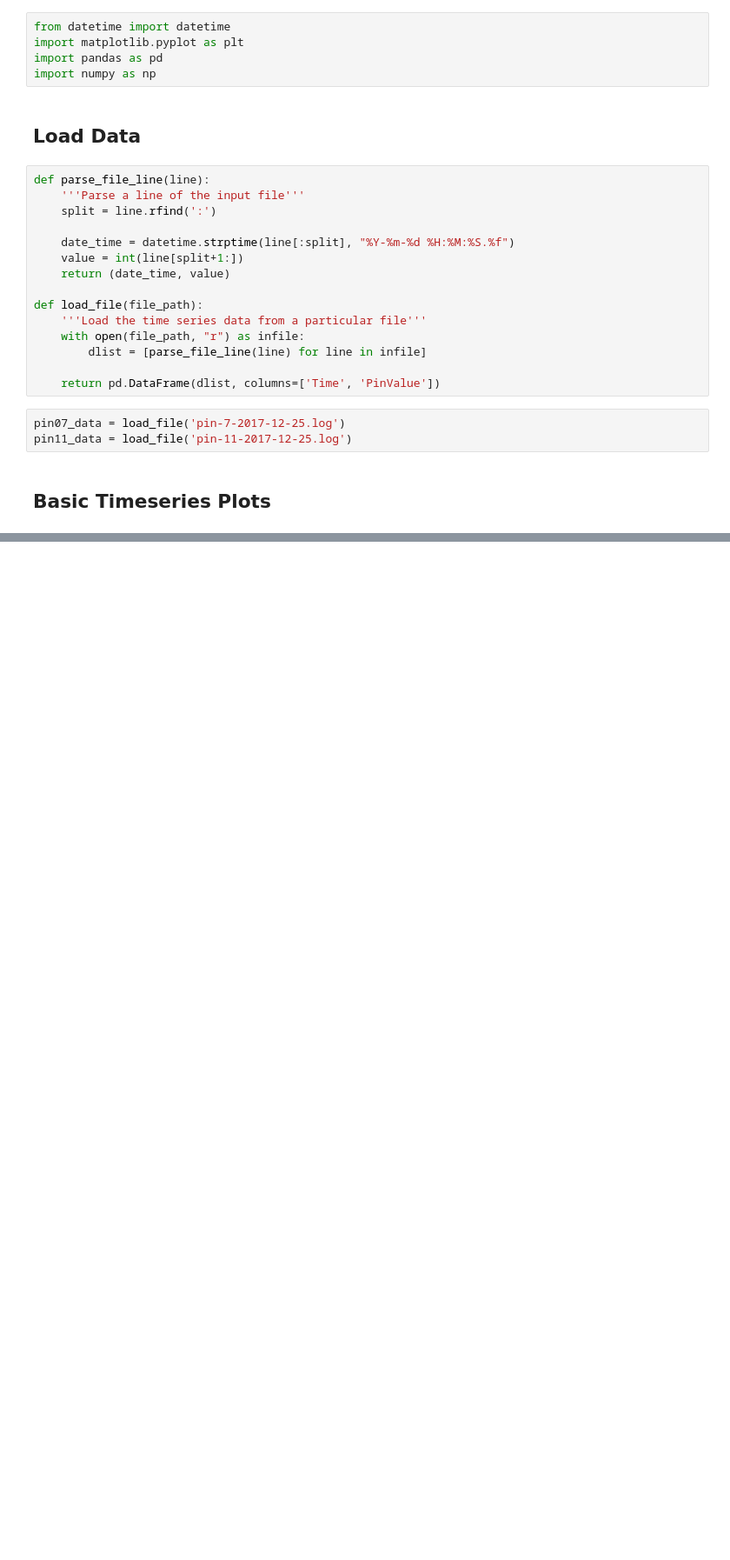
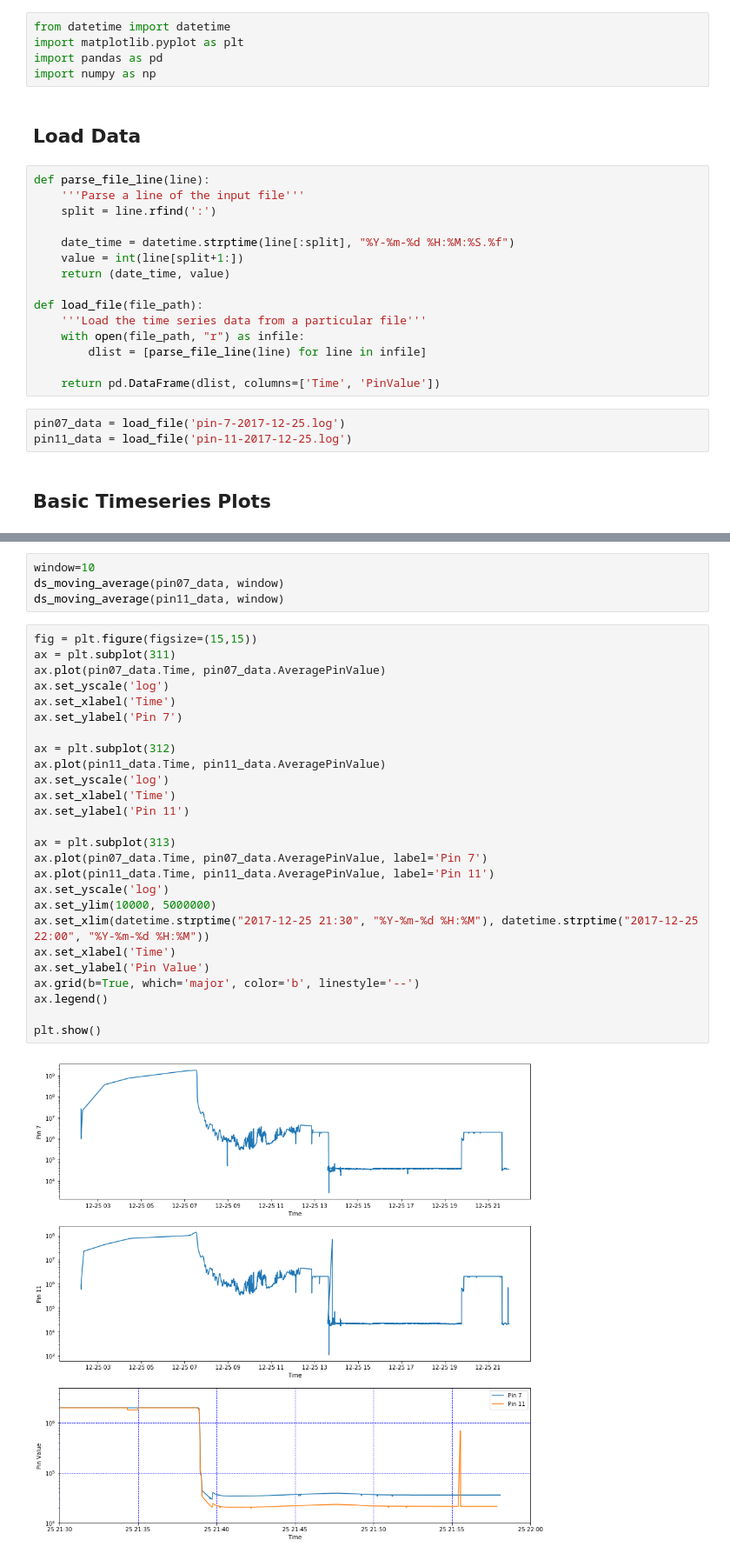
Before and after one commit to gordonwatts/water-watcher, a Jupyter notebook: notebooks/DayTimeSeries.ipynb, the cells around one changed output, grey strips where cells are left out. Shown at 87% size. Drawn from its saved outputs; the diff is of its cells as text; blank space fills up the shorter version.

```diff
--- a/notebooks/DayTimeSeries.ipynb
+++ b/notebooks/DayTimeSeries.ipynb
@@ -57,0 +75,32 @@ plt.show()
+# %%
+window=10
+ds_moving_average(pin07_data, window)
+ds_moving_average(pin11_data, window)
+# %%
+fig = plt.figure(figsize=(15,15))
+ax = plt.subplot(311)
+ax.plot(pin07_data.Time, pin07_data.AveragePinValue)
+ax.set_yscale('log')
+ax.set_xlabel('Time')
+ax.set_ylabel('Pin 7')
+
+ax = plt.subplot(312)
+ax.plot(pin11_data.Time, pin11_data.AveragePinValue)
+ax.set_yscale('log')
+ax.set_xlabel('Time')
+ax.set_ylabel('Pin 11')
+
+ax = plt.subplot(313)
+ax.plot(pin07_data.Time, pin07_data.AveragePinValue, label='Pin 7')
+ax.plot(pin11_data.Time, pin11_data.AveragePinValue, label='Pin 11')
+ax.set_yscale('log')
+ax.set_ylim(10000, 5000000)
+ax.set_xlim(datetime.strptime("2017-12-25 21:30", "%Y-%m-%d %H:%M"), datetime.strptime("2017-12-25 22:00", "%Y-%m-%d %H:%M"))
+ax.set_xlabel('Time')
+ax.set_ylabel('Pin Value')
+ax.grid(b=True, which='major', color='b', linestyle='--')
+ax.legend()
+
+plt.show()
+# %% [output]
+[figure, added]
```
Also changed, not shown: parts of 3 cells of this notebook.
